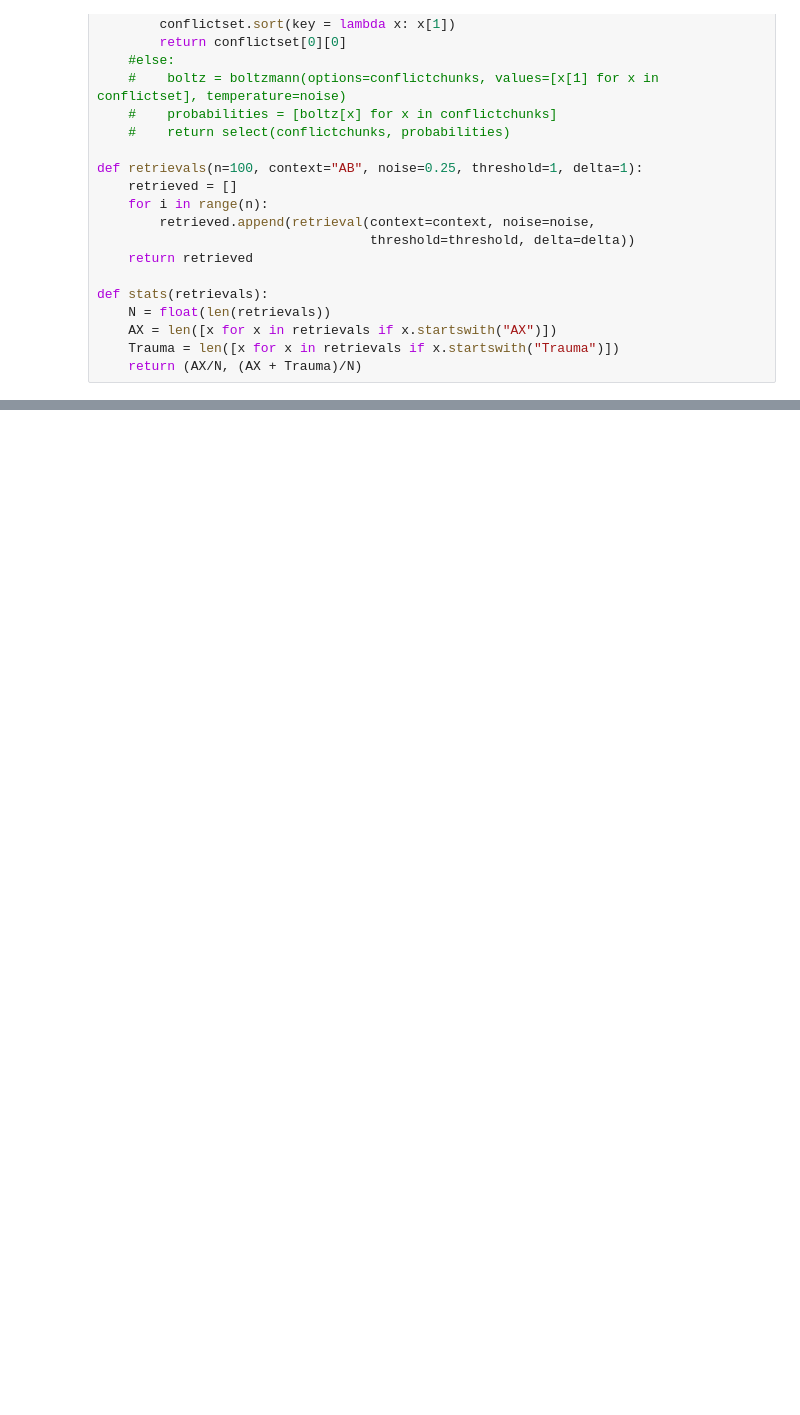
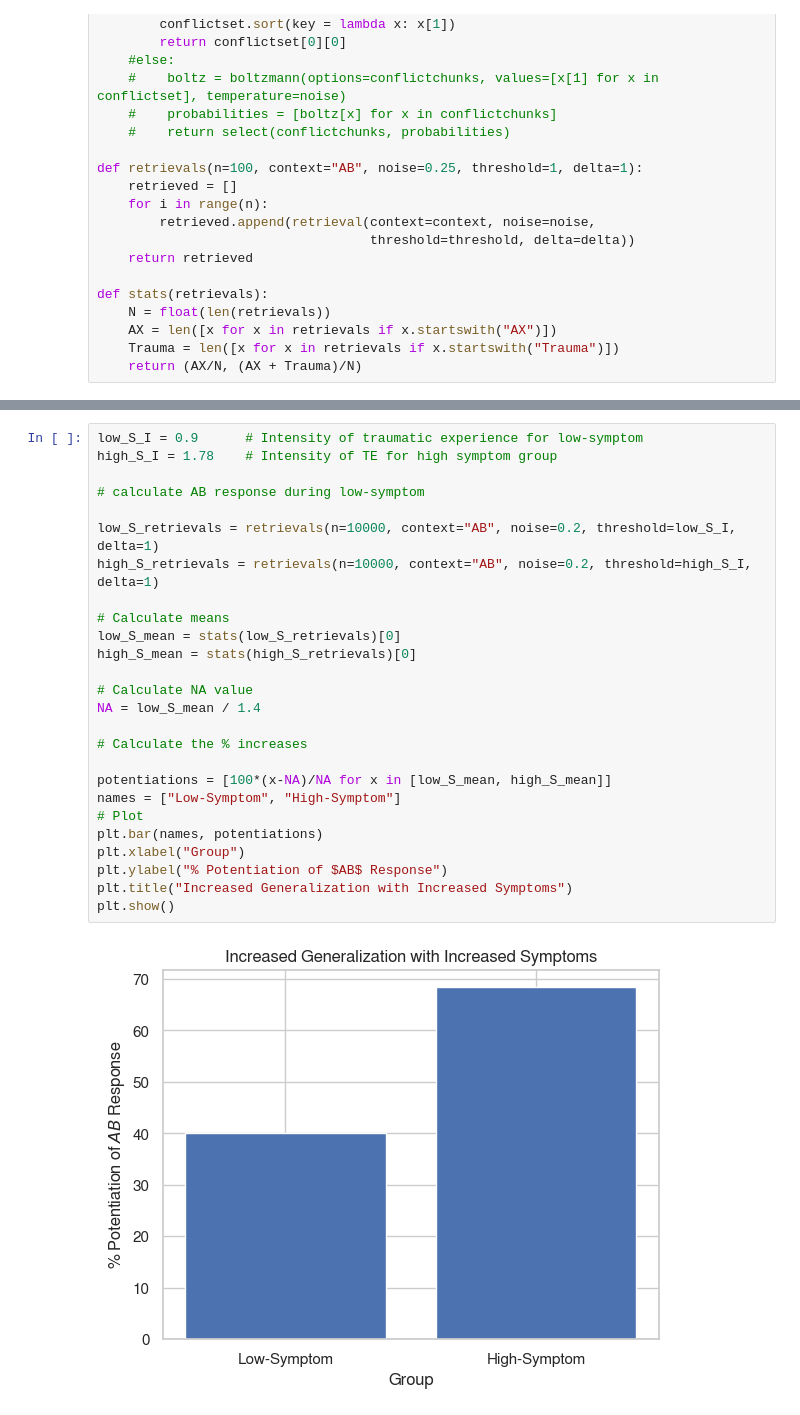
Before and after one commit to UWCCDL/PTSD, a Jupyter notebook: fear-generalization/fear.ipynb, the cells around one changed output, grey strips where cells are left out. Cells and saved outputs as stored; diff of their text form; blank space fills up the shorter version.

```diff
--- a/fear-generalization/fear.ipynb
+++ b/fear-generalization/fear.ipynb
@@ -199,0 +202,28 @@ Note also that, beyond a certain value of $T$, the effect starts declining. For
+# %%
+low_S_I = 0.9      # Intensity of traumatic experience for low-symptom
+high_S_I = 1.78    # Intensity of TE for high symptom group
+
+# calculate AB response during low-symptom
+
+low_S_retrievals = retrievals(n=10000, context="AB", noise=0.2, threshold=low_S_I, delta=1)
+high_S_retrievals = retrievals(n=10000, context="AB", noise=0.2, threshold=high_S_I, delta=1)
+
+# Calculate means
+low_S_mean = stats(low_S_retrievals)[0]
+high_S_mean = stats(high_S_retrievals)[0]
+
+# Calculate NA value
+NA = low_S_mean / 1.4
+
+# Calculate the % increases
+
+potentiations = [100*(x-NA)/NA for x in [low_S_mean, high_S_mean]]
+names = ["Low-Symptom", "High-Symptom"]
+# Plot
+plt.bar(names, potentiations)
+plt.xlabel("Group")
+plt.ylabel("% Potentiation of $AB$ Response")
+plt.title("Increased Generalization with Increased Symptoms")
+plt.show()
+# %% [output]
+[figure, added]
```
Also changed, not shown: parts of 6 cells of this notebook, 2 other files.
